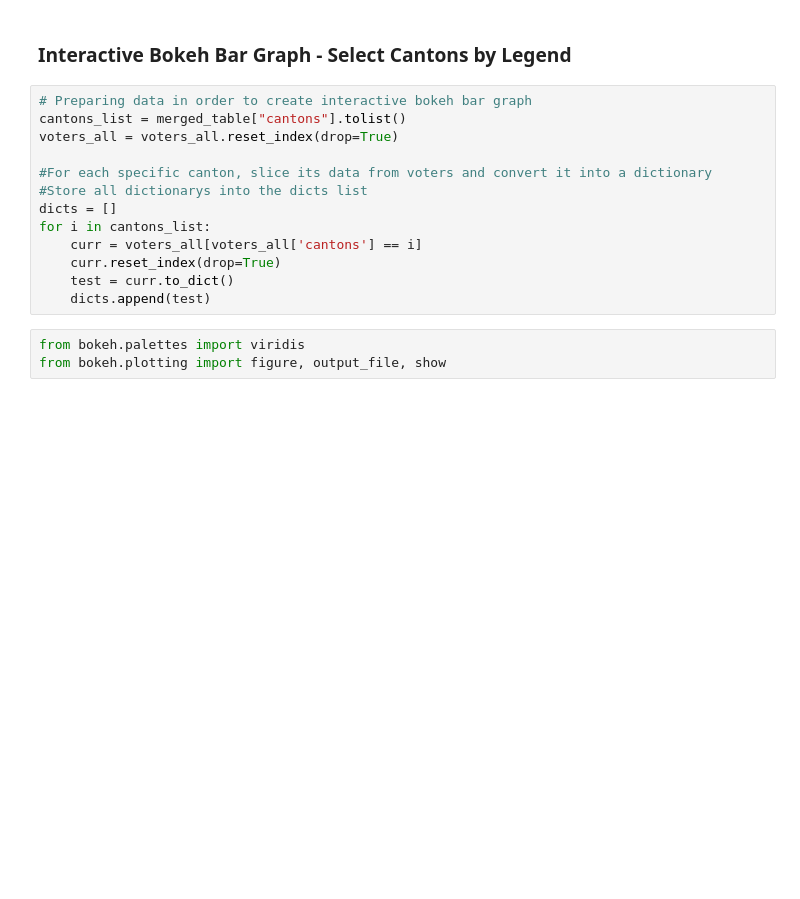
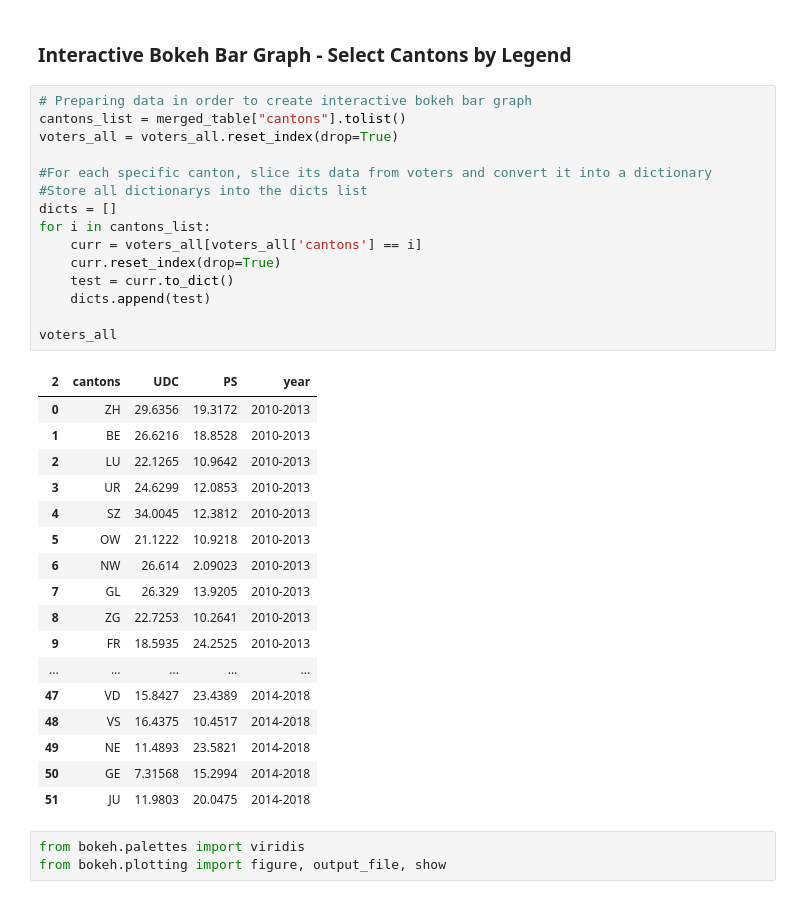
Before and after one commit to Sytta/ADA2018-Homework-CANada, a Jupyter notebook: 02 - Visualisation/HW2_main_Judy.ipynb, the cells around one changed output. Cells and saved outputs as stored; diff of their text form; blank space fills up the shorter version.

```diff
--- a/02 - Visualisation/HW2_main_Judy.ipynb
+++ b/02 - Visualisation/HW2_main_Judy.ipynb
@@ -375,16 +375,36 @@ plt.legend(bbox_to_anchor=(1.05, 1), loc=2, borderaxespad=0.)
 # %%
 # Preparing data in order to create interactive bokeh bar graph
 cantons_list = merged_table["cantons"].tolist()
 voters_all = voters_all.reset_index(drop=True)
 
 #For each specific canton, slice its data from voters and convert it into a dictionary
 #Store all dictionarys into the dicts list
 dicts = []
 for i in cantons_list:
     curr = voters_all[voters_all['cantons'] == i]
     curr.reset_index(drop=True)
     test = curr.to_dict()
     dicts.append(test)
+
+voters_all
+# %% [output]
+| 2 | cantons | UDC | PS | year |
+| 0 | ZH | 29.6356 | 19.3172 | 2010-2013 |
+| 1 | BE | 26.6216 | 18.8528 | 2010-2013 |
+| 2 | LU | 22.1265 | 10.9642 | 2010-2013 |
+| 3 | UR | 24.6299 | 12.0853 | 2010-2013 |
+| 4 | SZ | 34.0045 | 12.3812 | 2010-2013 |
+| 5 | OW | 21.1222 | 10.9218 | 2010-2013 |
+| 6 | NW | 26.614 | 2.09023 | 2010-2013 |
+| 7 | GL | 26.329 | 13.9205 | 2010-2013 |
+| 8 | ZG | 22.7253 | 10.2641 | 2010-2013 |
+| 9 | FR | 18.5935 | 24.2525 | 2010-2013 |
+| ... | ... | ... | ... | ... |
+| 47 | VD | 15.8427 | 23.4389 | 2014-2018 |
+| 48 | VS | 16.4375 | 10.4517 | 2014-2018 |
+| 49 | NE | 11.4893 | 23.5821 | 2014-2018 |
+| 50 | GE | 7.31568 | 15.2994 | 2014-2018 |
+| 51 | JU | 11.9803 | 20.0475 | 2014-2018 |
 # %%
 from bokeh.palettes import viridis
 from bokeh.plotting import figure, output_file, show
```
Also changed, not shown: parts of 2 cells of this notebook, 3 other files.
